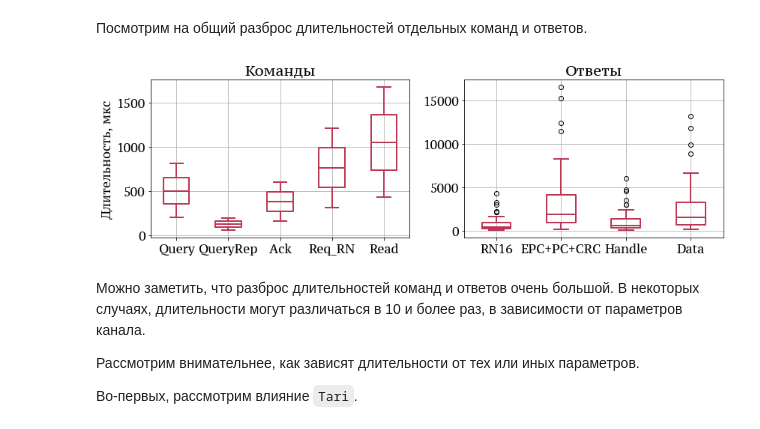
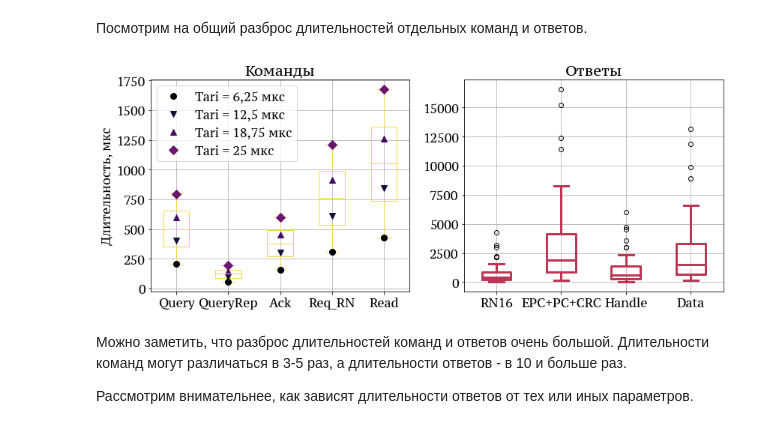
Before and after one commit to kruglov-mipt/diplom, a Jupyter notebook: experiments/Rounds.ipynb, the cells around one changed output. Drawn from its saved outputs; the diff is of its cells as text; code cells hidden in the pictures.

```diff
--- a/experiments/Rounds.ipynb
+++ b/experiments/Rounds.ipynb
@@ -174,6 +174,7 @@ def build_messages_df():
 
         rows.append({
             'Tari': tari_us,
+            'RTcal': rtcal * 1_000_000,
             'TRcal': trcal * 1_000_000,
             'M': m,
             'DR': dr,
@@ -240,45 +241,51 @@ def set_axes_formatter(*axes, use_x=False, use_y=False):
 Посмотрим на общий разброс длительностей отдельных команд и ответов.
 # %%
 def plot_boxes_for_all_messages(out: Union[str, Sequence[str]] = ()):
-    fig, (ax0, ax1) = plt.subplots(figsize=(12, 4), nrows=1, ncols=2)
+    fig, (ax0, ax1) = plt.subplots(figsize=(12, 5), nrows=1, ncols=2)
 
-    props = {'linewidth': 2, 'color': get_color(0.5)}
+    props_0 = {'linewidth': 1, 'color': get_color(0.9)}
+    props_1 = {'linewidth': 3, 'color': get_color(0.5)}
 
-    DF.boxplot(['Query', 'QueryRep', 'Ack', 'Req_RN', 'Read'], ax=ax0,
-               boxprops=props, whiskerprops=props, capprops=props, meanprops=props,
-               medianprops=props)
-    DF.boxplot(['RN16', 'EPC+PC+CRC', 'Handle', 'Data'], ax=ax1,
-               boxprops=props, whiskerprops=props, capprops=props, meanprops=props,
-               medianprops=props)
+    COMMANDS = ['Query', 'QueryRep', 'Ack', 'Req_RN', 'Read']
+    RESPONSES = ['RN16', 'EPC+PC+CRC', 'Handle', 'Data']
 
-    # for ax in (ax0, ax1):
-    #     for tick in ax.get_xticklabels():
-    #         tick.set_rotation(45)
+    DF.boxplot(COMMANDS, ax=ax0,
+               boxprops=props_0, whiskerprops=props_0, capprops=props_0,
+               meanprops=props_0, medianprops=props_0,
+               positions=range(len(COMMANDS)))
+
+    DF.boxplot(RESPONSES, ax=ax1,
+               boxprops=props_1, whiskerprops=props_1, capprops=props_1,
+               meanprops=props_1, medianprops=props_1)
+
+    df = (DF[[*COMMANDS, "Tari"]]
+          .groupby("Tari", as_index=False)
+          .mean()
+          .melt(id_vars=['Tari'], var_name="CMD", value_name="Duration"))
+
+    markers = ["o", "v", "^", "D"]
+
+    for i, tari in enumerate(TARI_US):
+        df1 = df[df.Tari == tari]
+        ax0.plot(range(len(COMMANDS)), df1["Duration"],
+                 color=get_color(i/10), linestyle='', marker=markers[i],
+                 markersize=8, label=f"Tari = {tari:n} мкс")
 
     set_axes_formatter(ax0, ax1, use_y=True)
+    ax0.legend()
     ax0.set_ylabel("Длительность, мкс")
     ax0.set_title("Команды")
     ax1.set_title("Ответы")
 
 
-#     DF['query'].hist(bins=100, ax=axes[0][0])
-#     axes[0][0].set_xlabel("Длительность, мкс")
-#     axes[0][0].set_title("Query")
-
-#     DF.boxplot('query', by='tari', ax=axes[0][1])
-#     DF.boxplot('epc', by='tari', ax=axes[0][2])
-#     DF['epc'].hist(ax=axes[1][0])
-
     plt.tight_layout()
     savefig(out)
 
 plot_boxes_for_all_messages(out=("ch2_messages_durations.pdf", "ch2_messages_durations.png"))
 # %% [output]
-[figure, old version]
+[figure, new version]
 # %% [markdown]
-Можно заметить, что разброс длительностей команд и ответов очень большой. В некоторых случаях,
-длительности могут различаться в 10 и более раз, в зависимости от параметров канала.
+Можно заметить, что разброс длительностей команд и ответов очень большой. Длительности команд могут различаться в 3-5 раз, а длительности ответов - в 10 и больше раз.
 
-Рассмотрим внимательнее, как зависят длительности от тех или иных параметров.
 
-Во-первых, рассмотрим влияние `Tari`.
+Рассмотрим внимательнее, как зависят длительности ответов от тех или иных параметров.
```
Also changed, not shown: parts of 10 cells of this notebook, 19 other files.
